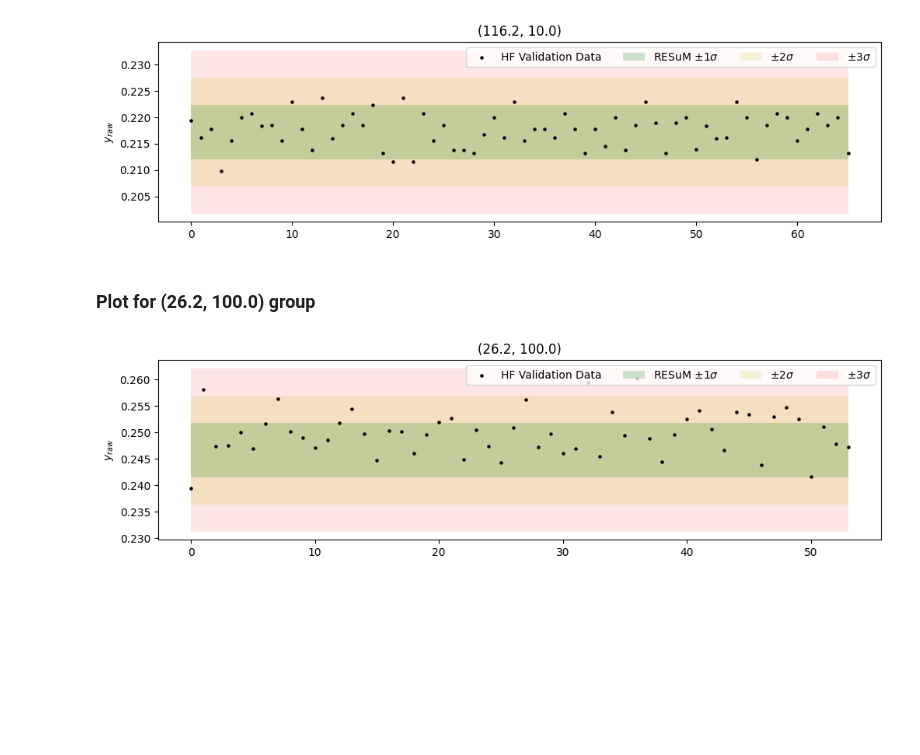
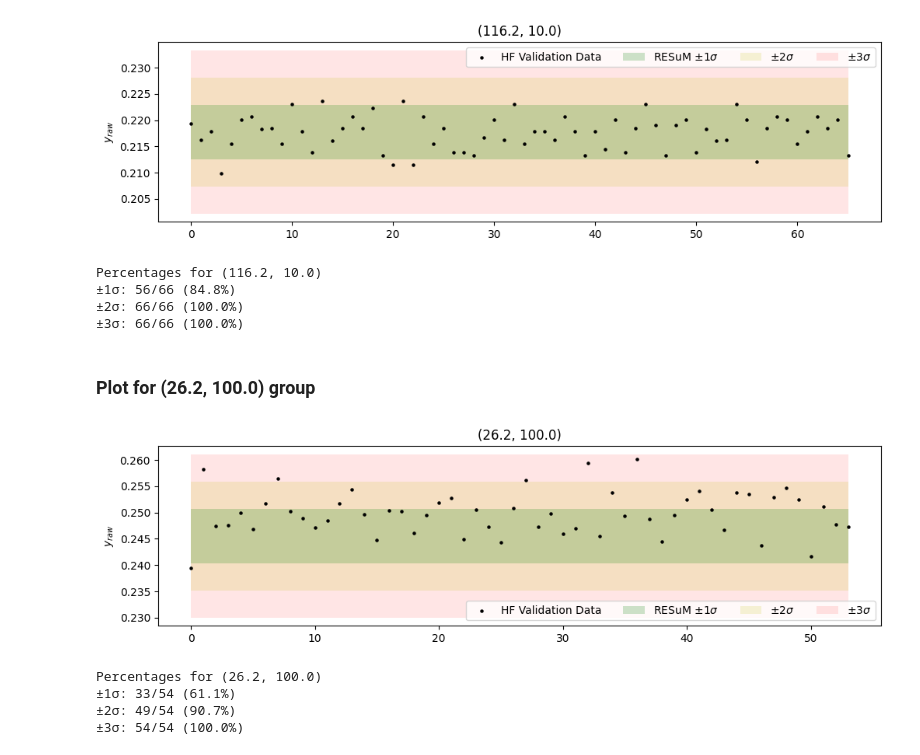
Before and after one commit to brianzliu/resum-coherent, a Jupyter notebook: examples/run_mfgp/sonata_mfgp.ipynb, the cells around one changed output. Saved outputs shown, nothing was run; the diff lists cells and outputs as text; code cells hidden in the pictures; blank space fills up the shorter version.

Commit message:
calculated coverage for plots

```diff
--- a/examples/run_mfgp/sonata_mfgp.ipynb
+++ b/examples/run_mfgp/sonata_mfgp.ipynb
@@ -292,35 +315,81 @@ plt.legend([handles[idx] for idx in order],[labels[idx] for idx in order], ncol=
 plt.show()
 # %% [output]
 [figure]
+# %%
+y_data2 = y_group2  # your HF validation y-values
+y_center2 = hf_mean_lin_mf_model_g2[0]  # the central RESuM prediction values
+sigma2 = hf_std_lin_mf_model_g2[0]  # the uncertainty values (1σ)
+
+# Calculate how many standard deviations each point is from center
+deviations2 = np.abs(y_data2 - y_center2) / sigma2
+
+# Count points within each band
+within_1sigma = np.sum(deviations2 <= 1)
+within_2sigma = np.sum(deviations2 <= 2)
+within_3sigma = np.sum(deviations2 <= 3)
+
+total_points = len(y_data2)
+print('Percentages for (116.2, 10.0)')
+print(f"±1σ: {within_1sigma}/{total_points} ({100*within_1sigma/total_points:.1f}%)")
+print(f"±2σ: {within_2sigma}/{total_points} ({100*within_2sigma/total_points:.1f}%)")
+print(f"±3σ: {within_3sigma}/{total_points} ({100*within_3sigma/total_points:.1f}%)")
+# %% [output]
+Percentages for (116.2, 10.0)
+±1σ: 56/66 (84.8%)
+±2σ: 66/66 (100.0%)
+±3σ: 66/66 (100.0%)
 # %% [markdown]
 ### Plot for (26.2, 100.0) group
 # %%
 idx_group3 = np.linspace(0, len(x_group3)-1, len(x_group3))
 x_plot_g3 = idx_group3[:, None]
 
 vals3 = np.full((len(x_group3), 2), ([26.2,100.0]))
 X_plot_g3 = convert_x_list_to_array([vals3, vals3])
 X_plot_h_g3 = X_plot_g3[len(vals3):]
 
 ## Compute mean predictions and associated variance
 hf_mean_lin_mf_model_g3, hf_var_lin_mf_model_g3 = lin_mf_model.predict(X_plot_h_g3)
 hf_std_lin_mf_model_g3 = np.sqrt(hf_var_lin_mf_model_g3)
 
 # plotting
 plt.figure(figsize=(12, 3))
 
 plt.fill_between(x_plot_g3.flatten(), (hf_mean_lin_mf_model_g3 - 3*hf_std_lin_mf_model_g3).flatten(), (hf_mean_lin_mf_model_g3 + 3*hf_std_lin_mf_model_g3).flatten(), facecolor='r', alpha=0.1, label='$\\pm 3 \\sigma $')
 plt.fill_between(x_plot_g3.flatten(), (hf_mean_lin_mf_model_g3 - 2*hf_std_lin_mf_model_g3).flatten(), (hf_mean_lin_mf_model_g3 + 2*hf_std_lin_mf_model_g3).flatten(), facecolor='y', alpha=0.15, label='$\\pm 2 \\sigma $')
 plt.fill_between(x_plot_g3.flatten(), (hf_mean_lin_mf_model_g3 - 1*hf_std_lin_mf_model_g3).flatten(), (hf_mean_lin_mf_model_g3 + 1*hf_std_lin_mf_model_g3).flatten(), facecolor='g', alpha=0.2, label='RESuM $\\pm 1 \\sigma $')
 
 plt.scatter(idx_group3, y_group3, color='k', s=5, label='HF Validation Data')
 plt.ylabel('$y_{raw}$')
 plt.title('(26.2, 100.0)')
 
 handles, labels = plt.gca().get_legend_handles_labels()
 order = [3,2,1,0]
-plt.legend([handles[idx] for idx in order],[labels[idx] for idx in order], ncol=4, loc='upper right')
+plt.legend([handles[idx] for idx in order],[labels[idx] for idx in order], ncol=4, loc='lower right')
 
 plt.show()
 # %% [output]
-[figure, old version]
+[figure, new version]
+# %%
+y_data3 = y_group3  # your HF validation y-values
+y_center3 = hf_mean_lin_mf_model_g3[0]  # the central RESuM prediction values
+sigma3 = hf_std_lin_mf_model_g3[0]  # the uncertainty values (1σ)
+
+# Calculate how many standard deviations each point is from center
+deviations3 = np.abs(y_data3 - y_center3) / sigma3
+
+# Count points within each band
+within_1sigma = np.sum(deviations3 <= 1)
+within_2sigma = np.sum(deviations3 <= 2)
+within_3sigma = np.sum(deviations3 <= 3)
+
+total_points = len(y_data3)
+print('Percentages for (26.2, 100.0)')
+print(f"±1σ: {within_1sigma}/{total_points} ({100*within_1sigma/total_points:.1f}%)")
+print(f"±2σ: {within_2sigma}/{total_points} ({100*within_2sigma/total_points:.1f}%)")
+print(f"±3σ: {within_3sigma}/{total_points} ({100*within_3sigma/total_points:.1f}%)")
+# %% [output]
+Percentages for (26.2, 100.0)
+±1σ: 33/54 (61.1%)
+±2σ: 49/54 (90.7%)
+±3σ: 54/54 (100.0%)
```
Also changed, not shown: parts of 4 cells of this notebook.
